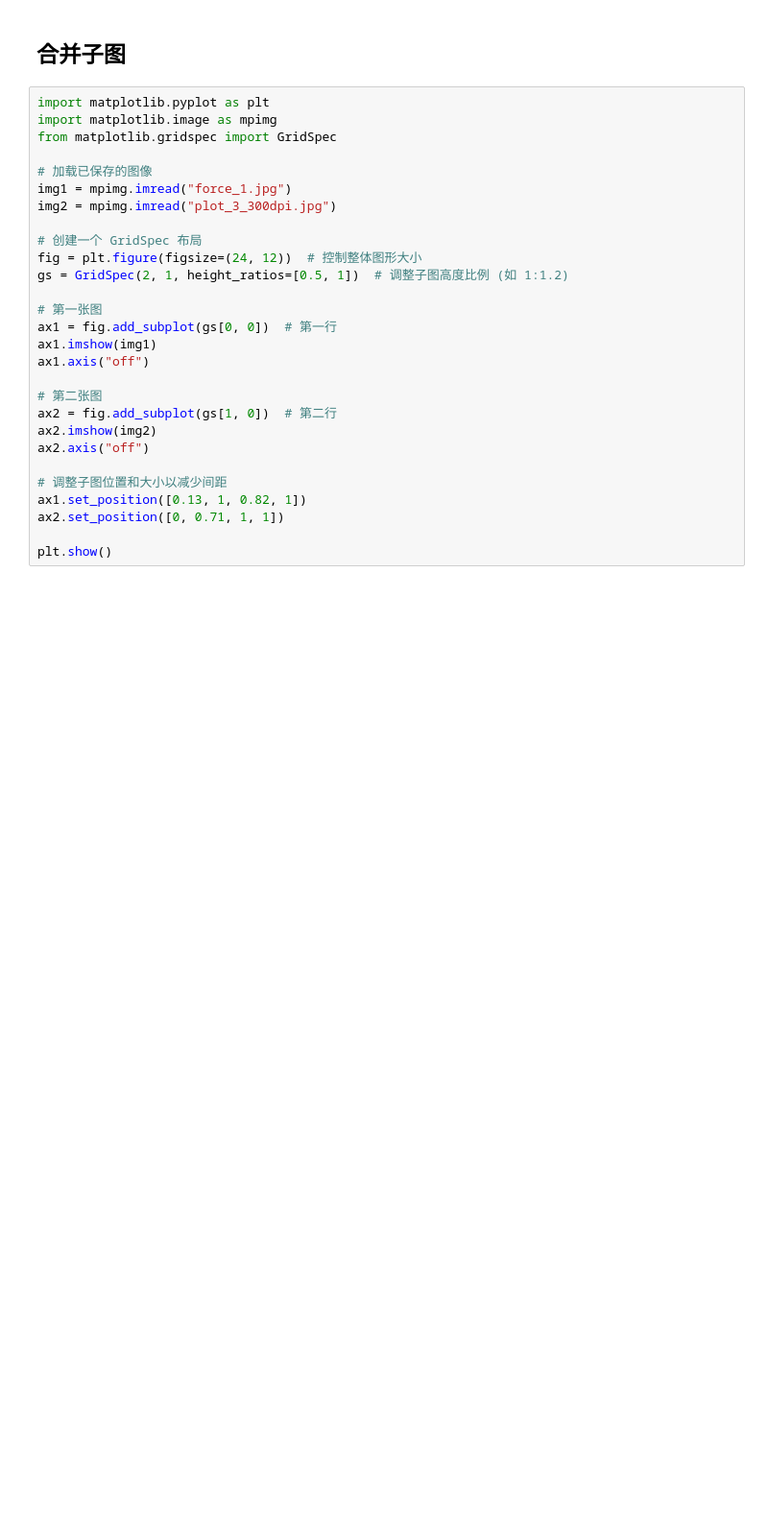
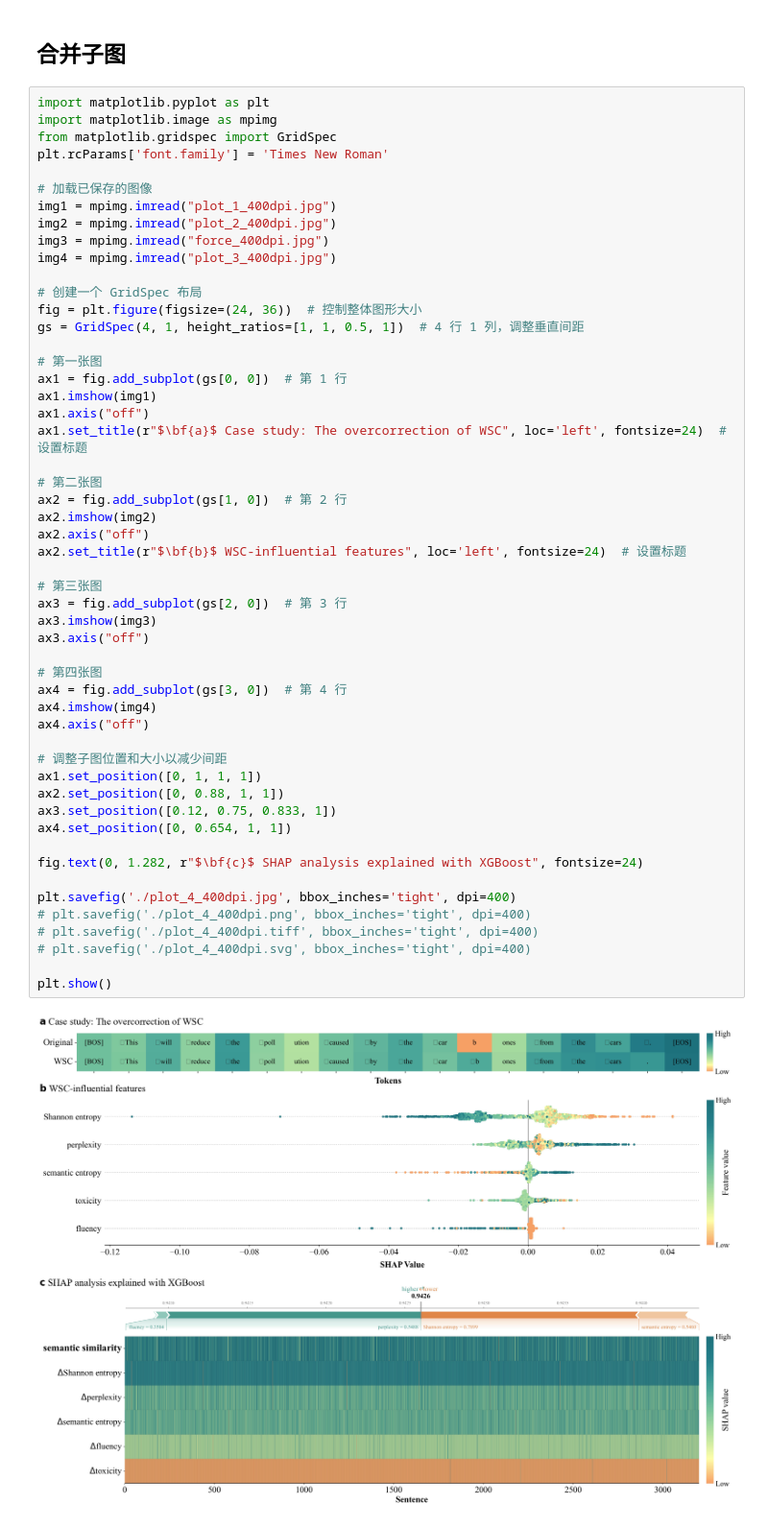
Before and after one commit to Computational-social-science/WSC, a Jupyter notebook: SHAP/plot.ipynb, the cells around one changed output. Shown at 96% size. Drawn from its saved outputs; the diff is of its cells as text; blank space fills up the shorter version.

```diff
--- a/SHAP/plot.ipynb
+++ b/SHAP/plot.ipynb
@@ -422,28 +427,54 @@ plt.show()
 # %%
 import matplotlib.pyplot as plt
 import matplotlib.image as mpimg
 from matplotlib.gridspec import GridSpec
+plt.rcParams['font.family'] = 'Times New Roman'
 
 # 加载已保存的图像
-img1 = mpimg.imread("force_1.jpg")
-img2 = mpimg.imread("plot_3_300dpi.jpg")
+img1 = mpimg.imread("plot_1_400dpi.jpg")
+img2 = mpimg.imread("plot_2_400dpi.jpg")
+img3 = mpimg.imread("force_400dpi.jpg")
+img4 = mpimg.imread("plot_3_400dpi.jpg")
 
 # 创建一个 GridSpec 布局
-fig = plt.figure(figsize=(24, 12))  # 控制整体图形大小
-gs = GridSpec(2, 1, height_ratios=[0.5, 1])  # 调整子图高度比例 (如 1:1.2)
+fig = plt.figure(figsize=(24, 36))  # 控制整体图形大小
+gs = GridSpec(4, 1, height_ratios=[1, 1, 0.5, 1])  # 4 行 1 列，调整垂直间距
 
 # 第一张图
-ax1 = fig.add_subplot(gs[0, 0])  # 第一行
+ax1 = fig.add_subplot(gs[0, 0])  # 第 1 行
 ax1.imshow(img1)
 ax1.axis("off")
+ax1.set_title(r"$\bf{a}$ Case study: The overcorrection of WSC", loc='left', fontsize=24)  # 设置标题
 
 # 第二张图
-ax2 = fig.add_subplot(gs[1, 0])  # 第二行
+ax2 = fig.add_subplot(gs[1, 0])  # 第 2 行
 ax2.imshow(img2)
 ax2.axis("off")
+ax2.set_title(r"$\bf{b}$ WSC-influential features", loc='left', fontsize=24)  # 设置标题
+
+# 第三张图
+ax3 = fig.add_subplot(gs[2, 0])  # 第 3 行
+ax3.imshow(img3)
+ax3.axis("off")
+
+# 第四张图
+ax4 = fig.add_subplot(gs[3, 0])  # 第 4 行
+ax4.imshow(img4)
+ax4.axis("off")
 
 # 调整子图位置和大小以减少间距
-ax1.set_position([0.13, 1, 0.82, 1])
-ax2.set_position([0, 0.71, 1, 1])
+ax1.set_position([0, 1, 1, 1])
+ax2.set_position([0, 0.88, 1, 1])
+ax3.set_position([0.12, 0.75, 0.833, 1])
+ax4.set_position([0, 0.654, 1, 1])
+
+fig.text(0, 1.282, r"$\bf{c}$ SHAP analysis explained with XGBoost", fontsize=24)
+
+plt.savefig('./plot_4_400dpi.jpg', bbox_inches='tight', dpi=400)
+# plt.savefig('./plot_4_400dpi.png', bbox_inches='tight', dpi=400)
+# plt.savefig('./plot_4_400dpi.tiff', bbox_inches='tight', dpi=400)
+# plt.savefig('./plot_4_400dpi.svg', bbox_inches='tight', dpi=400)
 
 plt.show()
+# %% [output]
+[figure, added]
```
Also changed, not shown: parts of 8 cells of this notebook, 12 other files.
